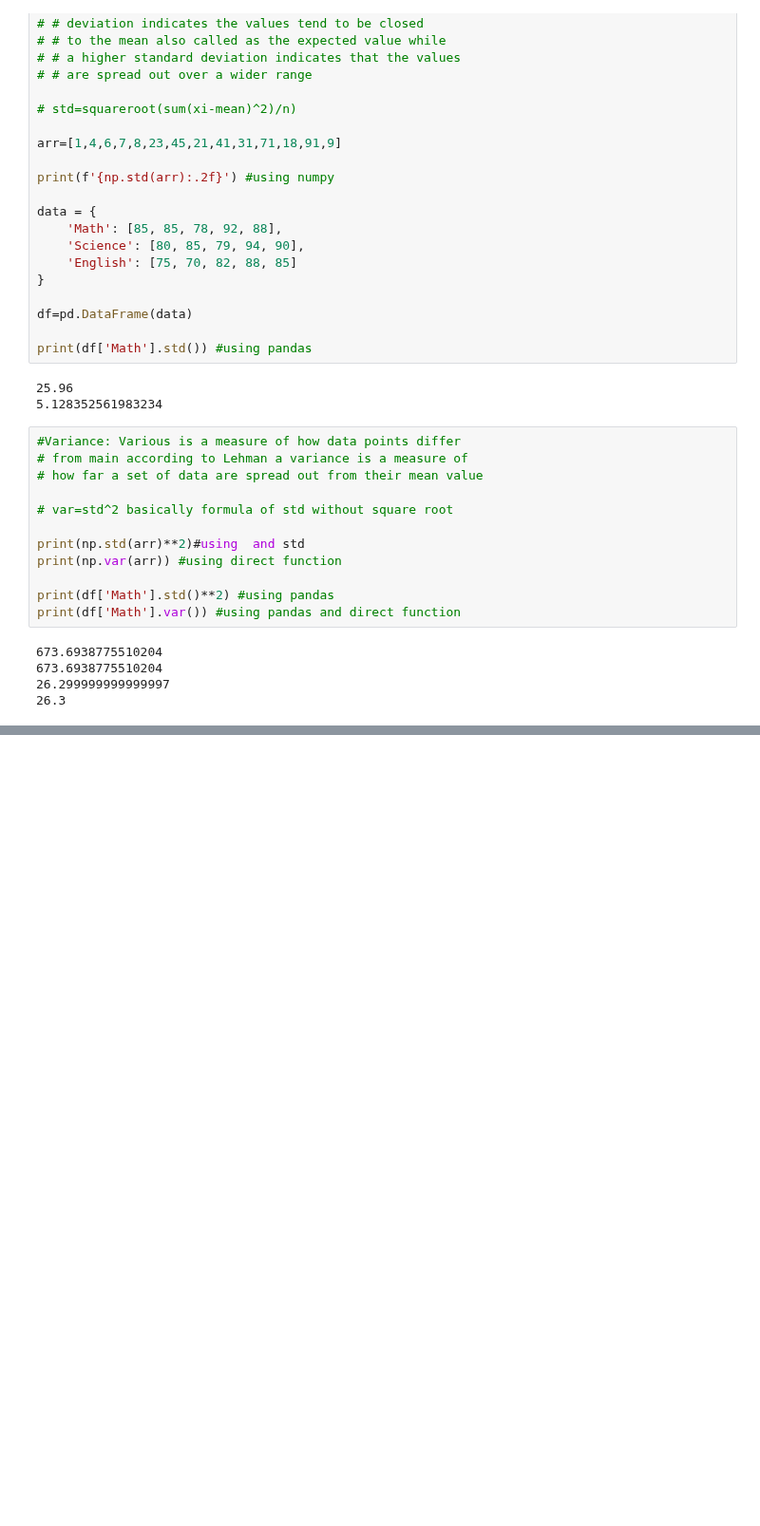
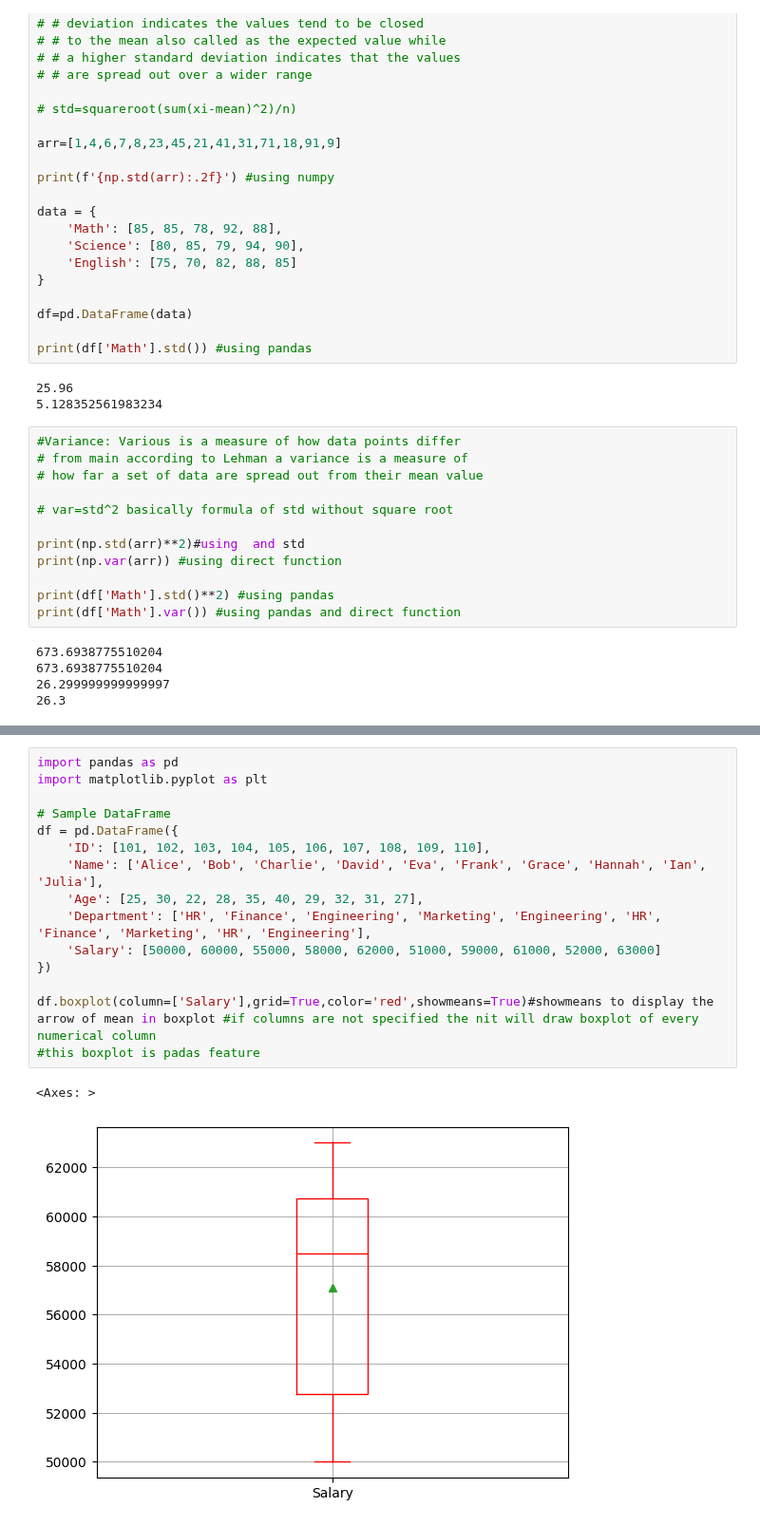
Before and after one commit to KedarDamale/Data-Science, a Jupyter notebook: Data-science/2.Statistics.ipynb, the cells around one changed output, grey strips where cells are left out. Shown at 95% size. Drawn from its saved outputs; the diff is of its cells as text; blank space fills up the shorter version.

Commit message:
Added data science notes

```diff
--- a/Data-science/2.Statistics.ipynb
+++ b/Data-science/2.Statistics.ipynb
@@ -303,0 +637,18 @@ print(df['Math'].var()) #using pandas and direct function
+# %%
+import pandas as pd
+import matplotlib.pyplot as plt
+
+# Sample DataFrame
+df = pd.DataFrame({
+    'ID': [101, 102, 103, 104, 105, 106, 107, 108, 109, 110],
+    'Name': ['Alice', 'Bob', 'Charlie', 'David', 'Eva', 'Frank', 'Grace', 'Hannah', 'Ian', 'Julia'],
+    'Age': [25, 30, 22, 28, 35, 40, 29, 32, 31, 27],
+    'Department': ['HR', 'Finance', 'Engineering', 'Marketing', 'Engineering', 'HR', 'Finance', 'Marketing', 'HR', 'Engineering'],
+    'Salary': [50000, 60000, 55000, 58000, 62000, 51000, 59000, 61000, 52000, 63000]
+})
+
+df.boxplot(column=['Salary'],grid=True,color='red',showmeans=True)#showmeans to display the arrow of mean in boxplot #if columns are not specified the nit will draw boxplot of every numerical column
+#this boxplot is padas feature
+# %% [output]
+<Axes: >
+[figure, added]
```
Also changed, not shown: parts of 17 cells of this notebook.
